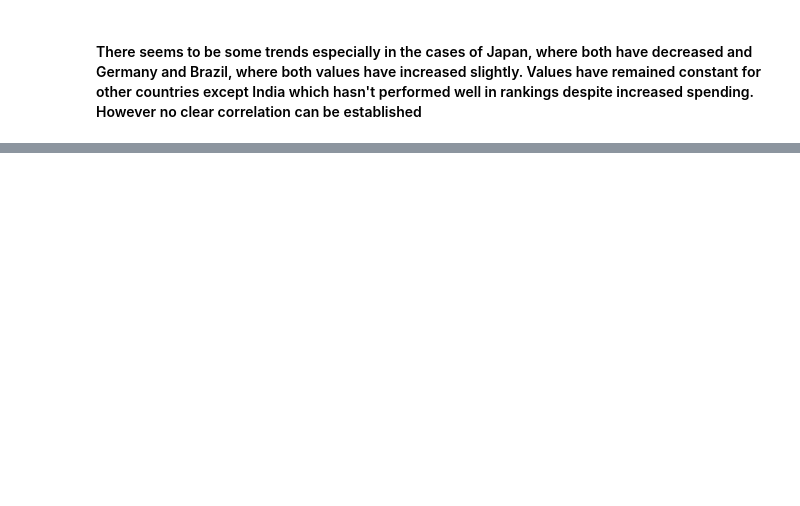
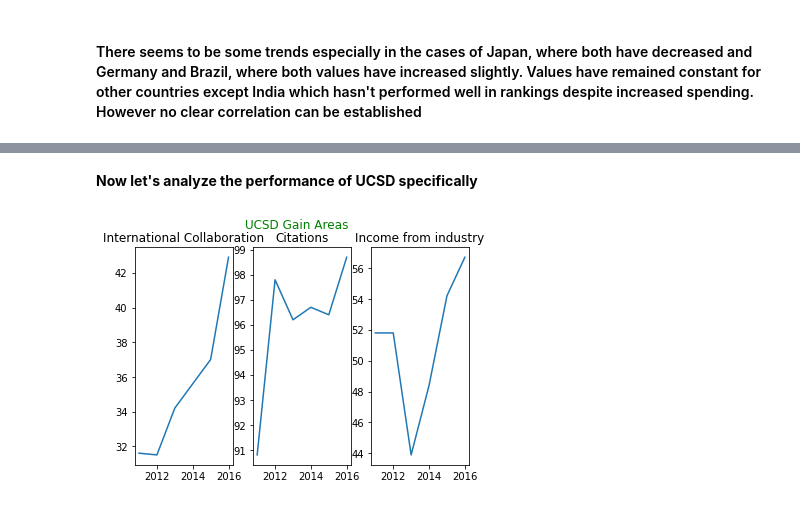
Before and after one commit to aarthy-22/ece-143, a Jupyter notebook: notebook/university_ranking_analysis.ipynb, the cells around one changed output, grey strips where cells are left out. Cells and saved outputs as stored; diff of their text form; code cells hidden in the pictures; blank space fills up the shorter version.

```diff
--- a/notebook/university_ranking_analysis.ipynb
+++ b/notebook/university_ranking_analysis.ipynb
@@ -148,0 +166,19 @@ alt.hconcat(chart1, chart2).configure_axis(
+# %% [markdown]
+**Now let's analyze the performance of UCSD specifically**
+# %%
+years=[2011,2012,2013,2014,2015,2016]
+plt.figure()
+plt.subplot(1,3,1)
+plt.plot(years,list(ucsd_details['international'].astype(float)))
+plt.title('International Collaboration')
+plt.subplot(1,3,2)
+plt.plot(years,list(ucsd_details['citations']))
+plt.title('Citations')
+plt.subplot(1,3,3)
+plt.plot(years,list(ucsd_details['income'].astype(float)))
+plt.title('Income from industry')
+suptitle_obj=plt.suptitle('UCSD Gain Areas')
+plt.setp(suptitle_obj,color='g')
+plt.show()
+# %% [output]
+[figure, added]
```
Also changed, not shown: parts of 9 cells of this notebook.
